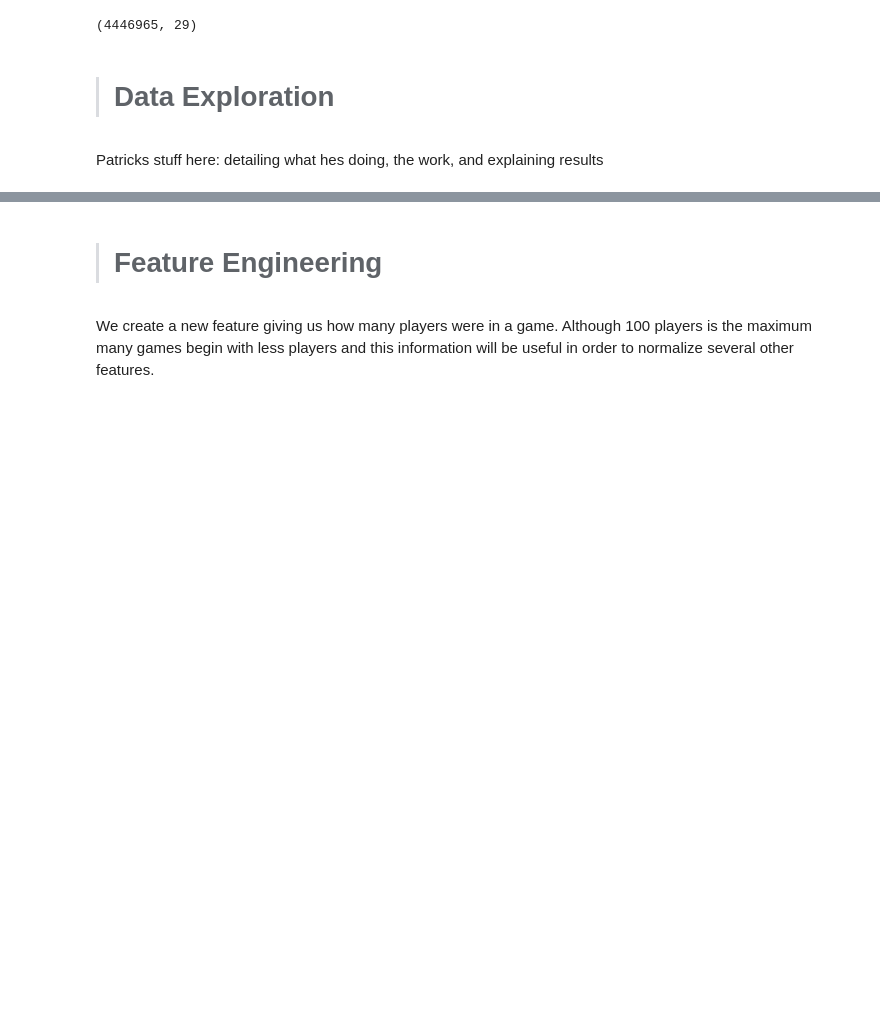
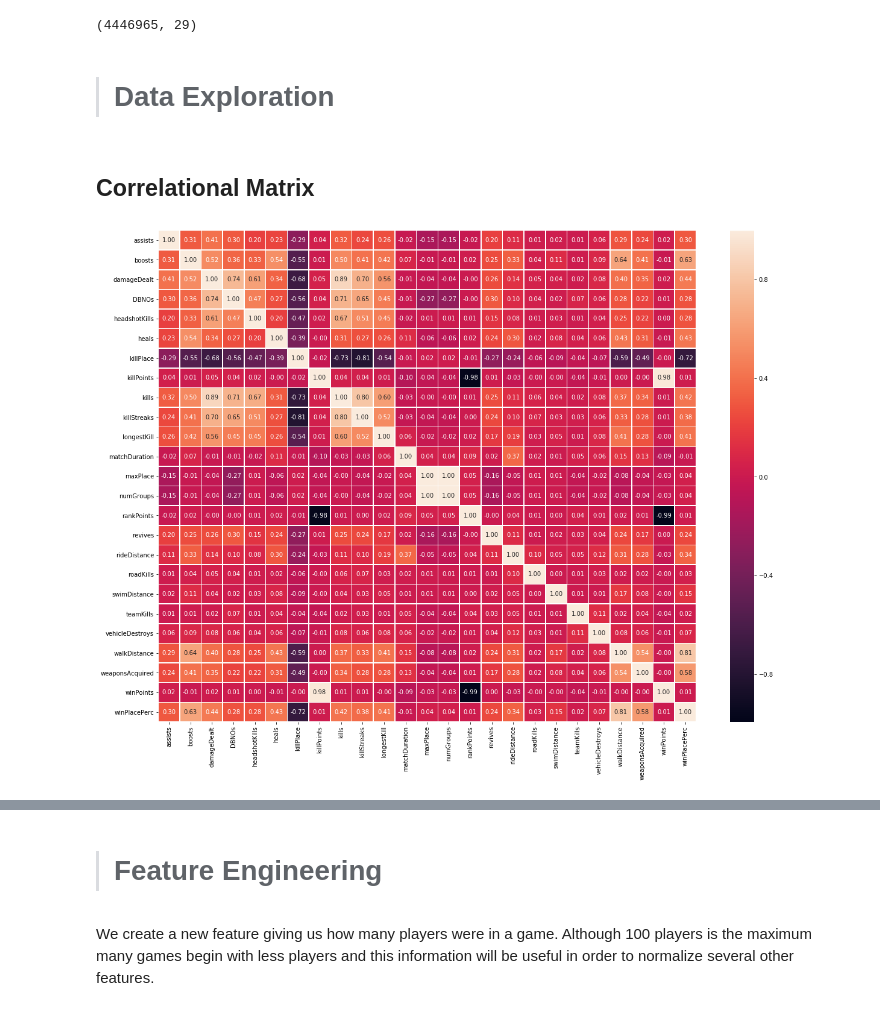
Before and after one commit to flsing/CSI4106, a Jupyter notebook: Project/pubg.ipynb, the cells around one changed output, grey strips where cells are left out. Cells and saved outputs as stored; diff of their text form; code cells hidden in the pictures; blank space fills up the shorter version.

```diff
--- a/Project/pubg.ipynb
+++ b/Project/pubg.ipynb
@@ -129,5 +129,12 @@ train.shape
 (4446965, 29)
 # %% [markdown]
 > # Data Exploration  <a id="2"></a>
-# %% [markdown]
-Patricks stuff here: detailing what hes doing, the work, and explaining results
+# %% [markdown]
+## Correlational Matrix
+# %%
+data = train.copy()
+f,ax = plt.subplots(figsize=(20, 15))
+sns.heatmap(data.corr(), annot=True, linewidths=.6, fmt= '.2f',ax=ax)
+plt.show()
+# %% [output]
+[figure, added]
```
Also changed, not shown: parts of 32 cells of this notebook, 2 other files.
